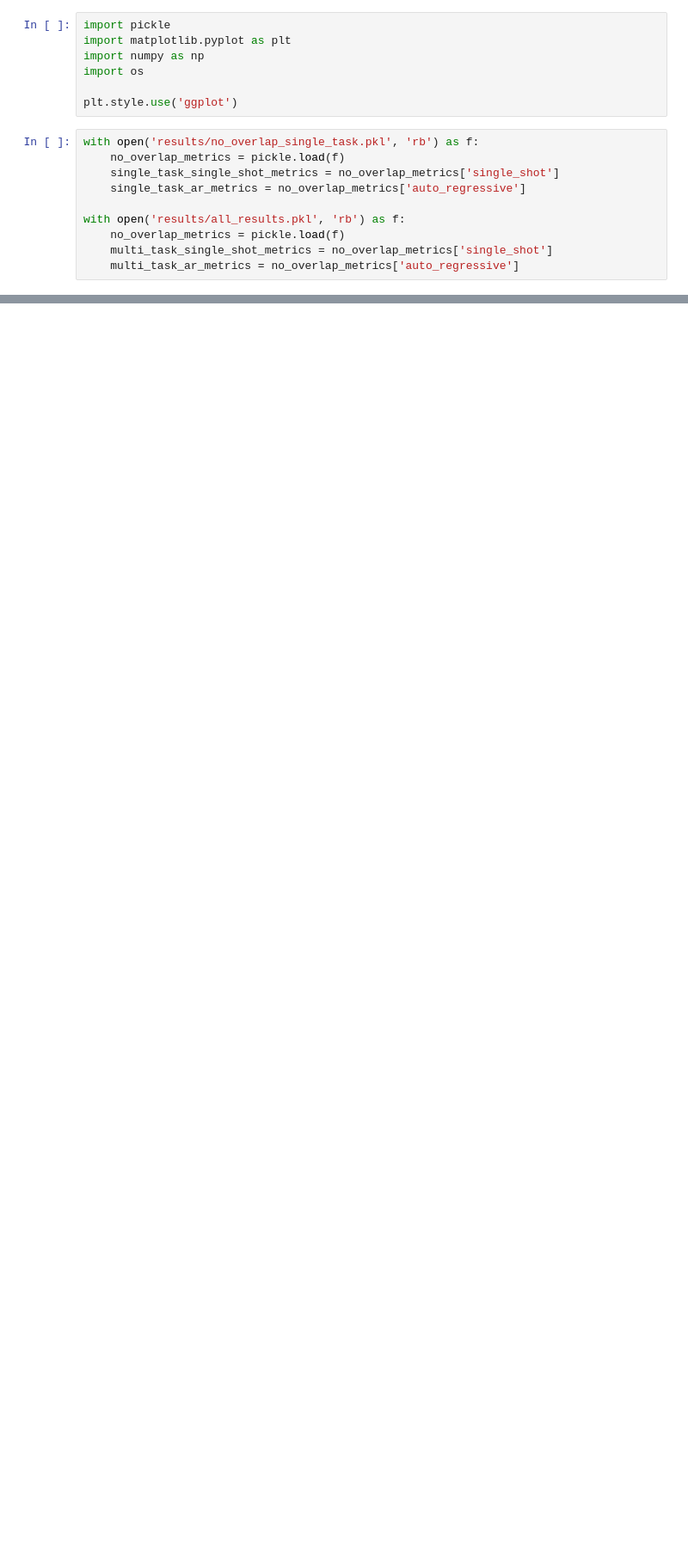
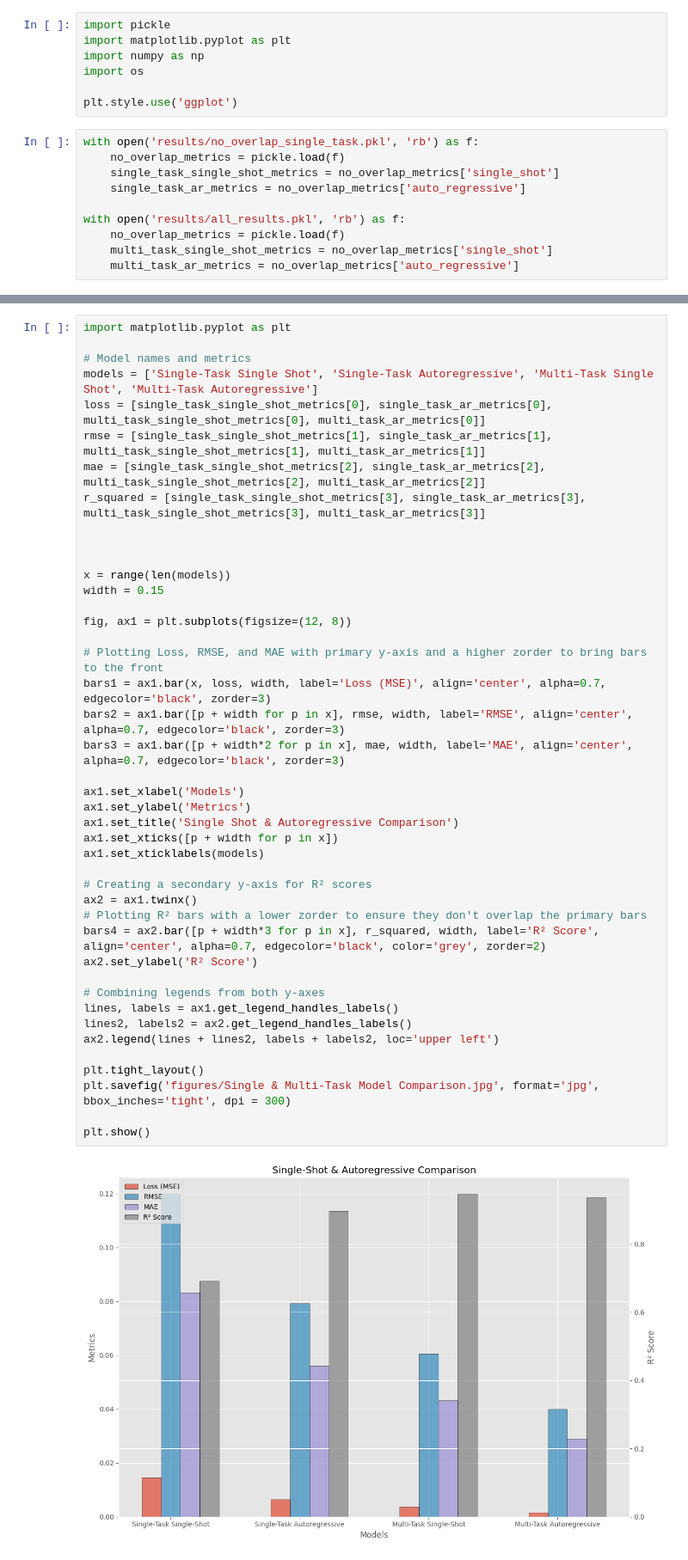
Before and after one commit to philiphan0109/time-series-forecasting, a Jupyter notebook: Multi Feature Model/model_results.ipynb, the cells around one changed output, grey strips where cells are left out. Shown at 86% size. Drawn from its saved outputs; the diff is of its cells as text; blank space fills up the shorter version.

```diff
--- a/Multi Feature Model/model_results.ipynb
+++ b/Multi Feature Model/model_results.ipynb
@@ -23,0 +18,45 @@ r_squared = [single_task_single_shot_metrics[3], single_task_ar_metrics[3], mult
+# %%
+import matplotlib.pyplot as plt
+
+# Model names and metrics
+models = ['Single-Task Single Shot', 'Single-Task Autoregressive', 'Multi-Task Single Shot', 'Multi-Task Autoregressive']
+loss = [single_task_single_shot_metrics[0], single_task_ar_metrics[0], multi_task_single_shot_metrics[0], multi_task_ar_metrics[0]]
+rmse = [single_task_single_shot_metrics[1], single_task_ar_metrics[1], multi_task_single_shot_metrics[1], multi_task_ar_metrics[1]]
+mae = [single_task_single_shot_metrics[2], single_task_ar_metrics[2], multi_task_single_shot_metrics[2], multi_task_ar_metrics[2]]
+r_squared = [single_task_single_shot_metrics[3], single_task_ar_metrics[3], multi_task_single_shot_metrics[3], multi_task_ar_metrics[3]]
+
+
+
+x = range(len(models))
+width = 0.15
+
+fig, ax1 = plt.subplots(figsize=(12, 8))
+
+# Plotting Loss, RMSE, and MAE with primary y-axis and a higher zorder to bring bars to the front
+bars1 = ax1.bar(x, loss, width, label='Loss (MSE)', align='center', alpha=0.7, edgecolor='black', zorder=3)
+bars2 = ax1.bar([p + width for p in x], rmse, width, label='RMSE', align='center', alpha=0.7, edgecolor='black', zorder=3)
+bars3 = ax1.bar([p + width*2 for p in x], mae, width, label='MAE', align='center', alpha=0.7, edgecolor='black', zorder=3)
+
+ax1.set_xlabel('Models')
+ax1.set_ylabel('Metrics')
+ax1.set_title('Single Shot & Autoregressive Comparison')
+ax1.set_xticks([p + width for p in x])
+ax1.set_xticklabels(models)
+
+# Creating a secondary y-axis for R² scores
+ax2 = ax1.twinx()
+# Plotting R² bars with a lower zorder to ensure they don't overlap the primary bars
+bars4 = ax2.bar([p + width*3 for p in x], r_squared, width, label='R² Score', align='center', alpha=0.7, edgecolor='black', color='grey', zorder=2)
+ax2.set_ylabel('R² Score')
+
+# Combining legends from both y-axes
+lines, labels = ax1.get_legend_handles_labels()
+lines2, labels2 = ax2.get_legend_handles_labels()
+ax2.legend(lines + lines2, labels + labels2, loc='upper left')
+
+plt.tight_layout()
+plt.savefig('figures/Single & Multi-Task Model Comparison.jpg', format='jpg', bbox_inches='tight', dpi = 300)
+
+plt.show()
+# %% [output]
+[figure, added]
```
Also changed, not shown: parts of 1 cell of this notebook, 7 other files.
